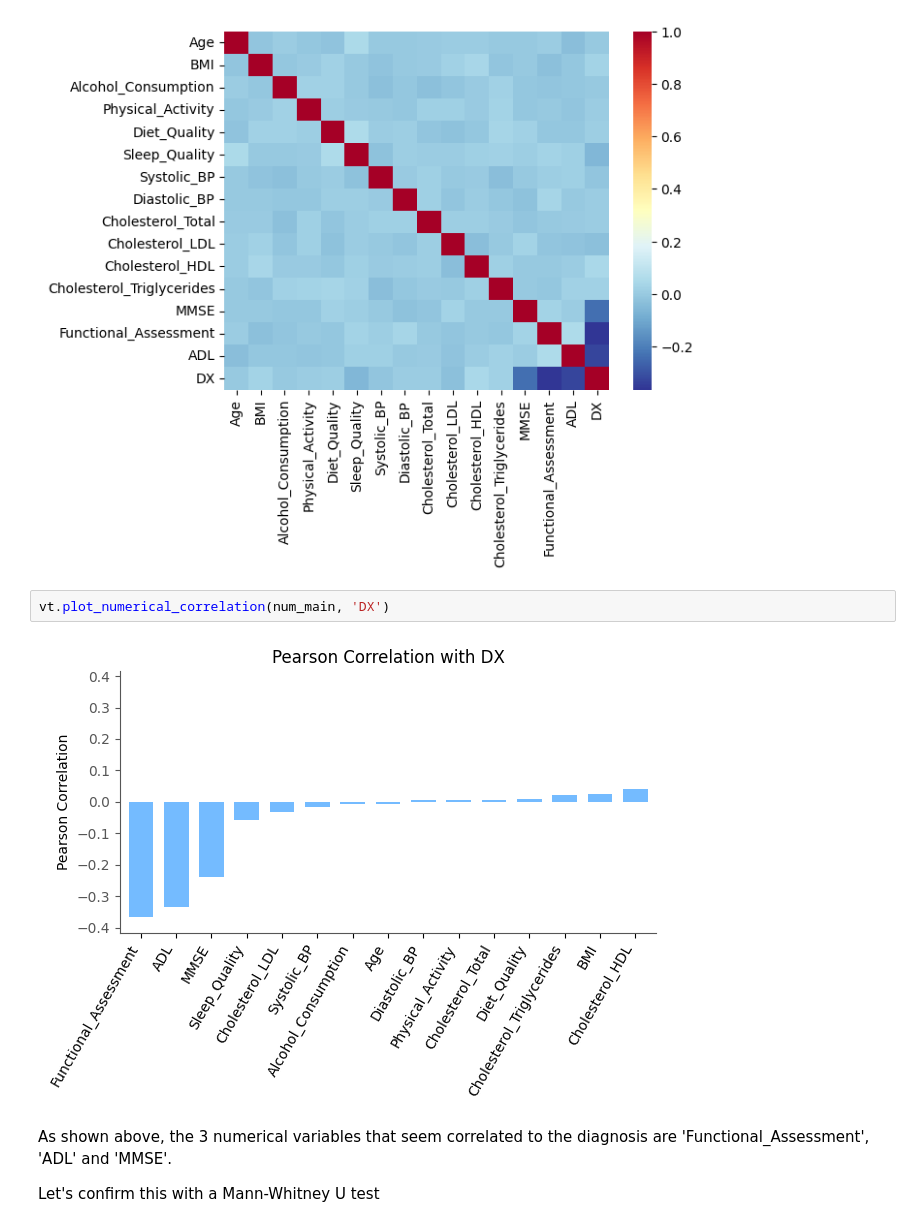
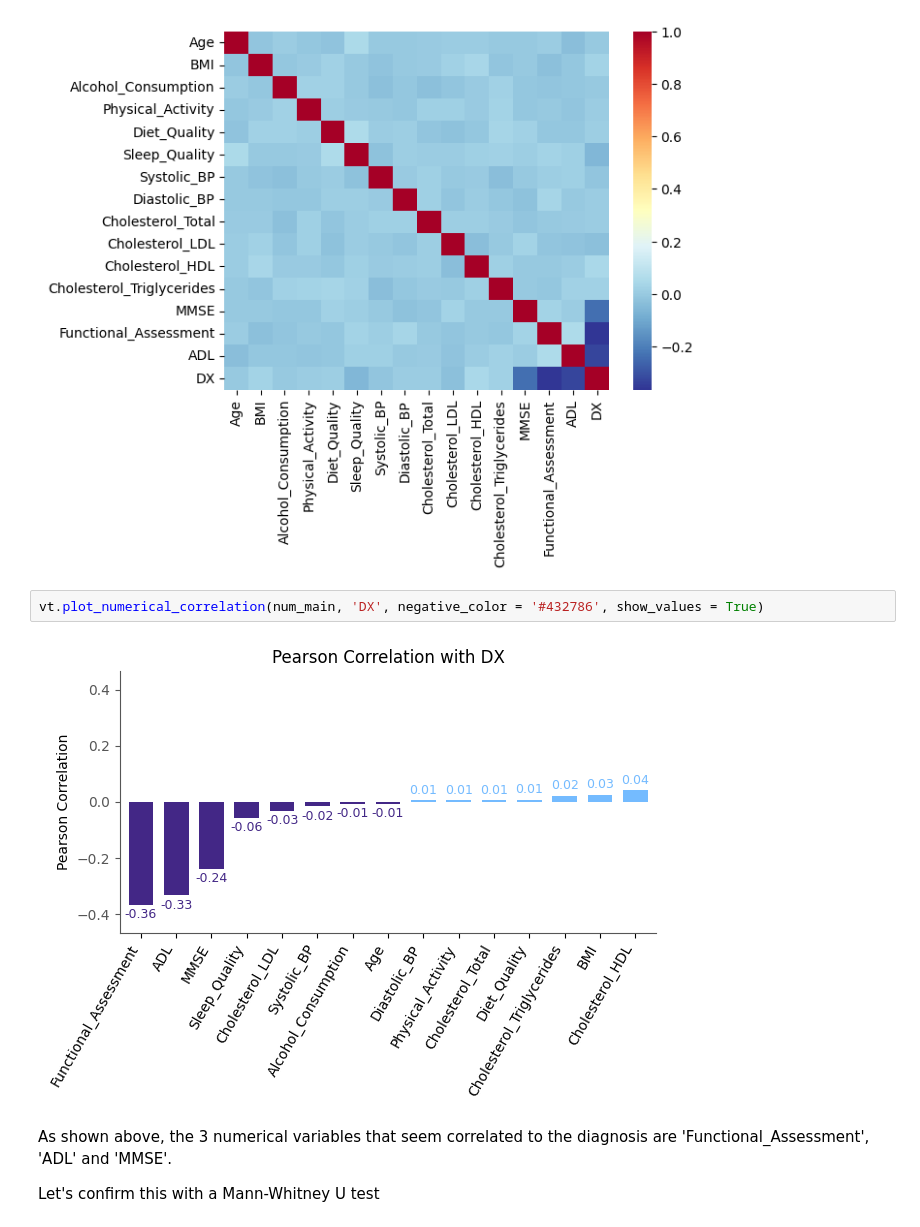
Before and after one commit to mardelmir/EDA_Project, a Jupyter notebook: src/notebooks/03_Bivariate_Analysis.ipynb, the cells around one changed output. Cells and saved outputs as stored; diff of their text form.

```diff
--- a/src/notebooks/03_Bivariate_Analysis.ipynb
+++ b/src/notebooks/03_Bivariate_Analysis.ipynb
@@ -204,9 +220,9 @@ heat_main = sns.heatmap(num_main.corr(), cmap = sns.color_palette('RdYlBu_r', as
 # %% [output]
 [figure]
 # %%
-vt.plot_numerical_correlation(num_main, 'DX')
+vt.plot_numerical_correlation(num_main, 'DX', negative_color = '#432786', show_values = True)
 # %% [output]
-[figure, old version]
+[figure, new version]
 # %% [markdown]
 As shown above, the 3 numerical variables that seem correlated to the diagnosis are 'Functional_Assessment', 'ADL' and 'MMSE'.
 
```
Also changed, not shown: parts of 20 cells of this notebook, 6 other files.
